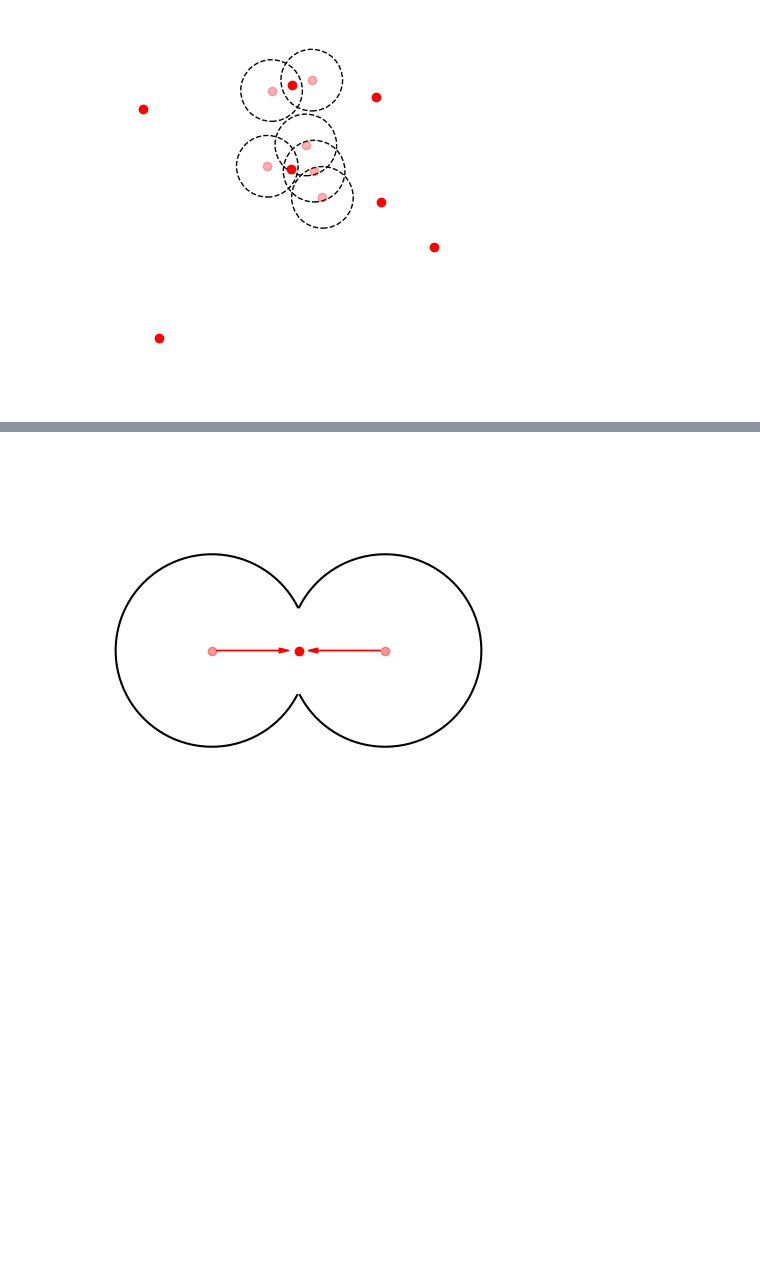
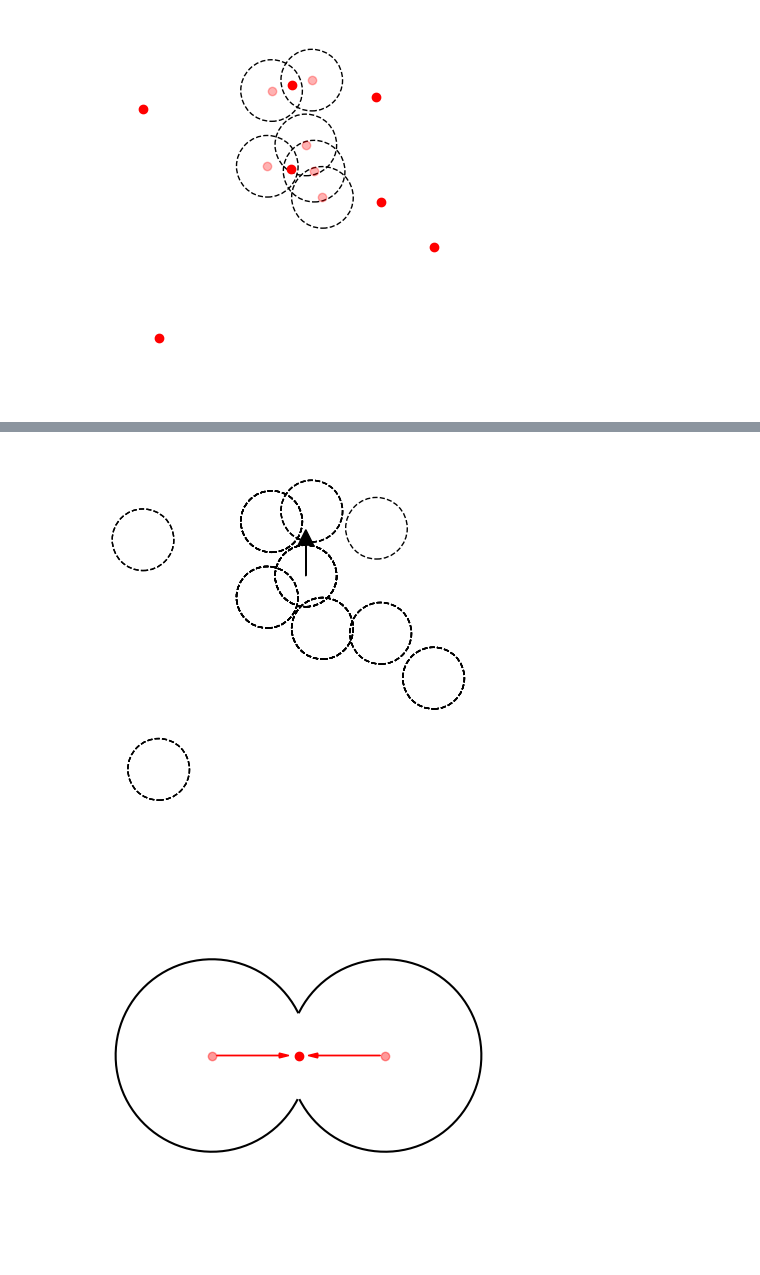
Before and after one commit to yairdaon/OED, a Jupyter notebook: clustered_and_not.ipynb, the cells around one changed output, grey strips where cells are left out. Drawn from its saved outputs; the diff is of its cells as text; code cells hidden in the pictures; blank space fills up the shorter version.

```diff
--- a/clustered_and_not.ipynb
+++ b/clustered_and_not.ipynb
@@ -604,3 +664,100 @@ plt.show()
+# %%
+import matplotlib.pyplot as plt
+import numpy as np
+from itertools import combinations
+
+# Function to check for circle overlap and return the points of intersection
+def circle_intersection(center1, center2, radius):
+    d = np.linalg.norm(center1 - center2)
+    if d >= 2 * radius:  # No overlap
+        return None, None
+    else:
+        # Calculate intersection points
+        a = (radius**2 - radius**2 + d**2) / (2 * d)
+        h = np.sqrt(radius**2 - a**2)
+        x0 = center1[0] + a * (center2[0] - center1[0]) / d
+        y0 = center1[1] + a * (center2[1] - center1[1]) / d
+        rx = -(center2[1] - center1[1]) * (h / d)
+        ry = -(center2[0] - center1[0]) * (h / d)
+        x1 = x0 + rx
+        x2 = x0 - rx
+        y1 = y0 - ry
+        y2 = y0 + ry
+        return (x1, y1), (x2, y2)
+
+# Function to merge close points and generate new point
+def merge_close_points(points, threshold):
+    merged = True
+    while merged:
+        merged = False
+        new_points = []
+        skip_indices = set()
+        for i, j in combinations(range(len(points)), 2):
+            if i not in skip_indices and j not in skip_indices:
+                if np.linalg.norm(points[i] - points[j]) < threshold:
+                    new_point = (points[i] + points[j]) / 2
+                    new_points.append(new_point)
+                    skip_indices.add(i)
+                    skip_indices.add(j)
+                    merged = True
+                    break
+        for i in range(len(points)):
+            if i not in skip_indices:
+                new_points.append(points[i])
+        points = np.array(new_points)
+    return points
+
+# Generate random points
+np.random.seed(0)
+points = np.random.rand(10, 2) * 10
+
+# Merge close points
+threshold_distance = 1.0
+points = merge_close_points(points, threshold_distance)
+
+# Plotting
+fig, ax = plt.subplots()
+
+# Plot circles around original points that were not merged
+for i, point1 in enumerate(points):
+    if i not in np.unique(np.where(np.diff(points, axis=0) == 0)[0]):
+        circle = plt.Circle(point1, 1, edgecolor='black', linestyle='--', fill=False)
+        ax.add_artist(circle)
+
+# Plot the union of circles around merged points, excluding intersection part
+for i, point1 in enumerate(points):
+    for point2 in points[i+1:]:
+        if np.linalg.norm(point1 - point2) < 2:
+            intersection1, intersection2 = circle_intersection(point1, point2, 1)
+            if intersection1 is not None and intersection2 is not None:
+                circle = plt.Circle(point1, 1, edgecolor='black', linestyle='--', fill=False)
+                ax.add_artist(circle)
+                arc = plt.Polygon([point1, intersection1, intersection2], color='white')
+                ax.add_patch(arc)
+        else:
+            circle = plt.Circle(point1, 1, edgecolor='black', linestyle='--', fill=False)
+            ax.add_artist(circle)
+
+# Find a single point that was not merged
+single_point = None
+for i, point in enumerate(points):
+    if i not in np.unique(np.where(np.diff(points, axis=0) == 0)[0]):
+        single_point = point
+        break
+
+# Draw arrow from single point to its corresponding circle
+if single_point is not None:
+    ax.arrow(single_point[0], single_point[1], 0, 1, head_width=0.5, head_length=0.5, fc='black', ec='black')
+
+# Set plot limits and remove axes
+ax.set_xlim(-1, 11)
+ax.set_ylim(-1, 11)
+ax.set_aspect('equal', adjustable='box')
+ax.axis('off')  # Remove the axes
+
+plt.show()
+# %% [output]
+[figure, added]
 # %%
 grid = np.linspace(0, 2*np.pi, num=200)
 
```
Also changed, not shown: parts of 11 cells of this notebook, 2 other files.
